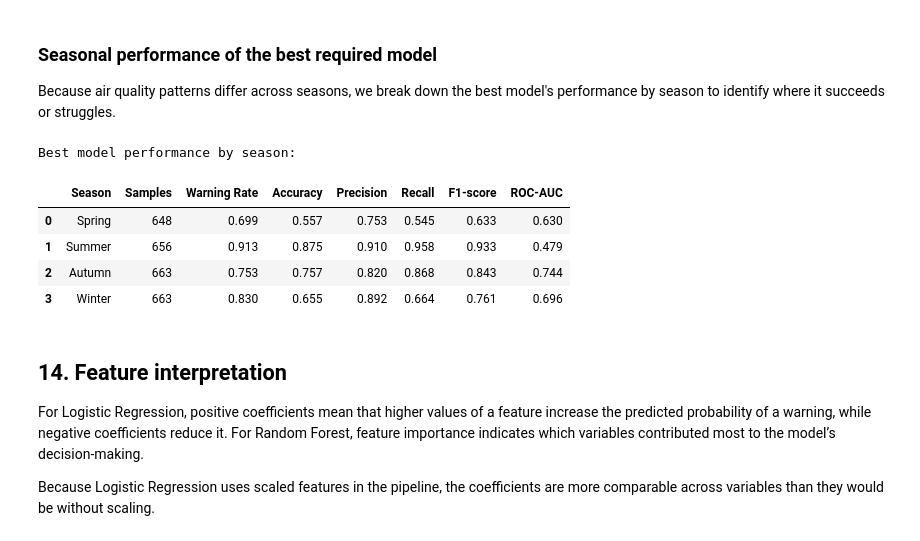
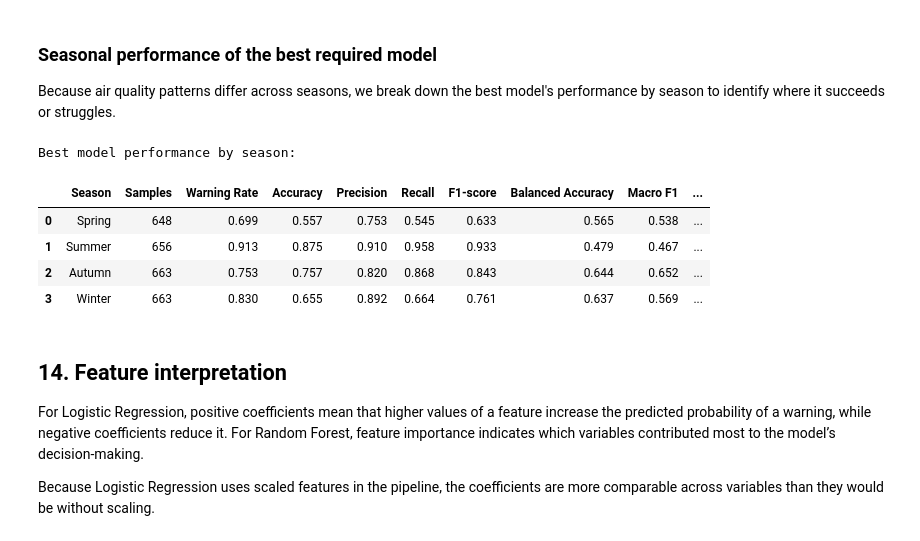
Before and after one commit to quyneehcl/HanoiAirQuality, a Jupyter notebook: task2.ipynb, the cells around one changed output. Saved outputs shown, nothing was run; the diff lists cells and outputs as text; code cells hidden in the pictures.

```diff
--- a/task2.ipynb
+++ b/task2.ipynb
@@ -33,10 +33,12 @@ RANDOM_STATE = 42
 # %% [markdown]
 ## 2. Load the dataset
 # %%
-df = pd.read_csv('data/hanoi_air_quality_clean.csv', parse_dates=['timestamp'])
+file_id = "1201kH-R9xdCT2nh36fPVgNZJENsjlcBW"
+url = f"https://drive.google.com/uc?export=download&id={file_id}"
 
-print(f'Dataset shape: {df.shape}')
-print(f'Date range: {df["timestamp"].min()} → {df["timestamp"].max()}')
-print(f'\nColumns: {list(df.columns)}')
+df = pd.read_csv(url)
+print("\n Dataset loaded from Google Drive.")
+
+print("Shape:", df.shape)
 df.head()
 # %% [output]
@@ -654,38 +620,40 @@ def evaluate_by_season(model, test_df, features, target="is_warning"):
         try:
             roc_auc = roc_auc_score(y_season, y_score)
         except ValueError:
             roc_auc = np.nan
 
         rows.append({
             "Season": season,
             "Samples": len(season_test),
             "Warning Rate": y_season.mean(),
             "Accuracy": accuracy_score(y_season, y_pred),
             "Precision": precision_score(y_season, y_pred, zero_division=0),
             "Recall": recall_score(y_season, y_pred, zero_division=0),
             "F1-score": f1_score(y_season, y_pred, zero_division=0),
+            "Balanced Accuracy": balanced_accuracy_score(y_season, y_pred),
+            "Macro F1": f1_score(y_season, y_pred, average="macro", zero_division=0),
             "ROC-AUC": roc_auc
         })
 
     return pd.DataFrame(rows)
 
 
 season_results = evaluate_by_season(
     best_model,
     test_df,
     main_features,
     target
 )
 
 print("Best model performance by season:")
 display(season_results.round(3))
 # %% [output]
 Best model performance by season:
-|  | Season | Samples | Warning Rate | Accuracy | Precision | Recall | F1-score | ROC-AUC |
-| 0 | Spring | 648 | 0.699 | 0.557 | 0.753 | 0.545 | 0.633 | 0.630 |
-| 1 | Summer | 656 | 0.913 | 0.875 | 0.910 | 0.958 | 0.933 | 0.479 |
-| 2 | Autumn | 663 | 0.753 | 0.757 | 0.820 | 0.868 | 0.843 | 0.744 |
-| 3 | Winter | 663 | 0.830 | 0.655 | 0.892 | 0.664 | 0.761 | 0.696 |
+|  | Season | Samples | Warning Rate | Accuracy | Precision | Recall | F1-score | Balanced Accuracy | Macro F1 | ... |
+| 0 | Spring | 648 | 0.699 | 0.557 | 0.753 | 0.545 | 0.633 | 0.565 | 0.538 | ... |
+| 1 | Summer | 656 | 0.913 | 0.875 | 0.910 | 0.958 | 0.933 | 0.479 | 0.467 | ... |
+| 2 | Autumn | 663 | 0.753 | 0.757 | 0.820 | 0.868 | 0.843 | 0.644 | 0.652 | ... |
+| 3 | Winter | 663 | 0.830 | 0.655 | 0.892 | 0.664 | 0.761 | 0.637 | 0.569 | ... |
 # %% [markdown]
 ## 14. Feature interpretation
 
```
Also changed, not shown: parts of 18 cells of this notebook.
